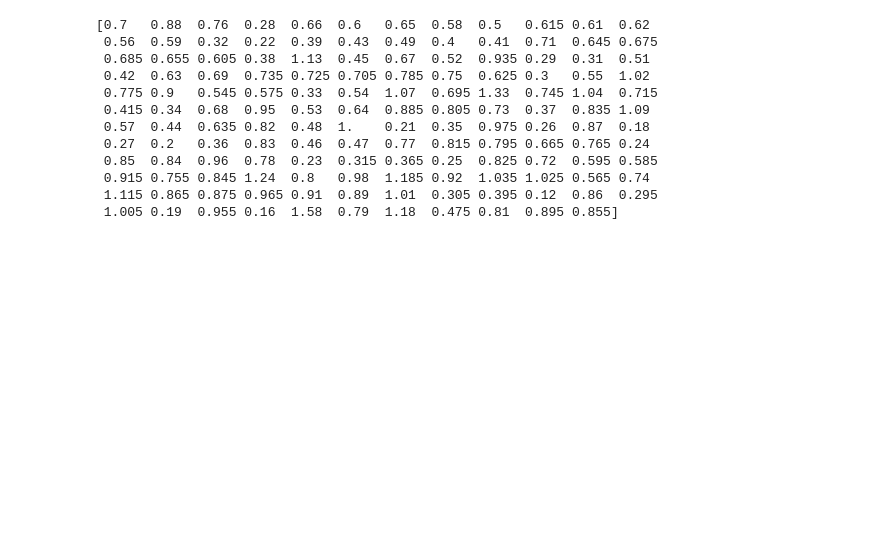
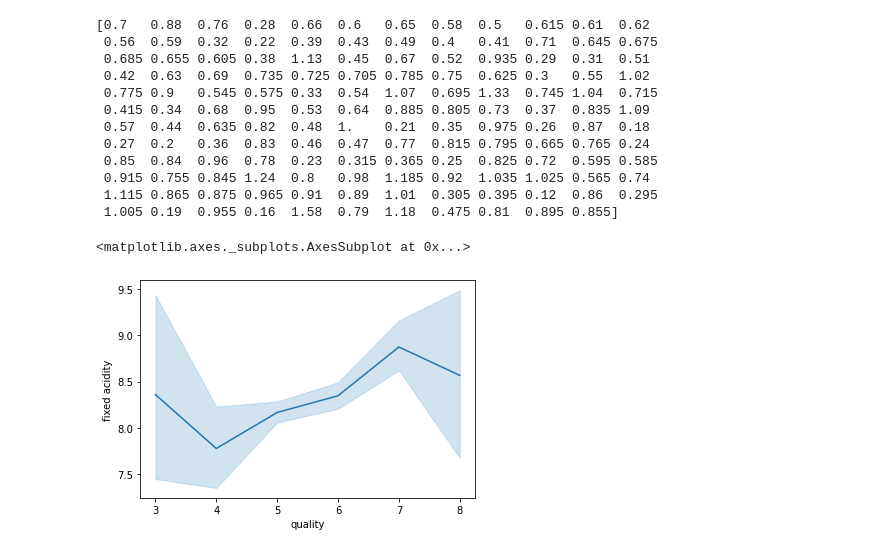
Before and after one commit to PJFinnerty/Machine-Learning-and-Statistics, a Jupyter notebook: Research.ipynb, the cells around one changed output. Saved outputs shown, nothing was run; the diff lists cells and outputs as text; code cells hidden in the pictures; blank space fills up the shorter version.

Commit message:
Added line plots and bar plots of Wine Quality Vs the other features.

```diff
--- a/Research.ipynb
+++ b/Research.ipynb
@@ -1009,0 +971,5 @@ print(data_3['volatile acidity'].unique())
+# %%
+sns.lineplot(data_3['quality'], data_3['fixed acidity'])
+# %% [output]
+<matplotlib.axes._subplots.AxesSubplot at 0x...>
+[figure, added]
```
Also changed, not shown: parts of 17 cells of this notebook.
